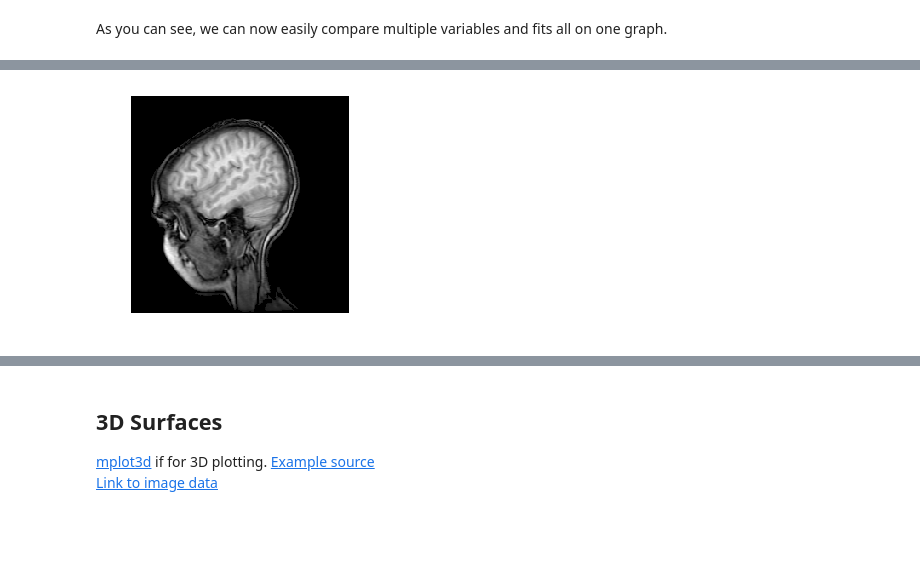
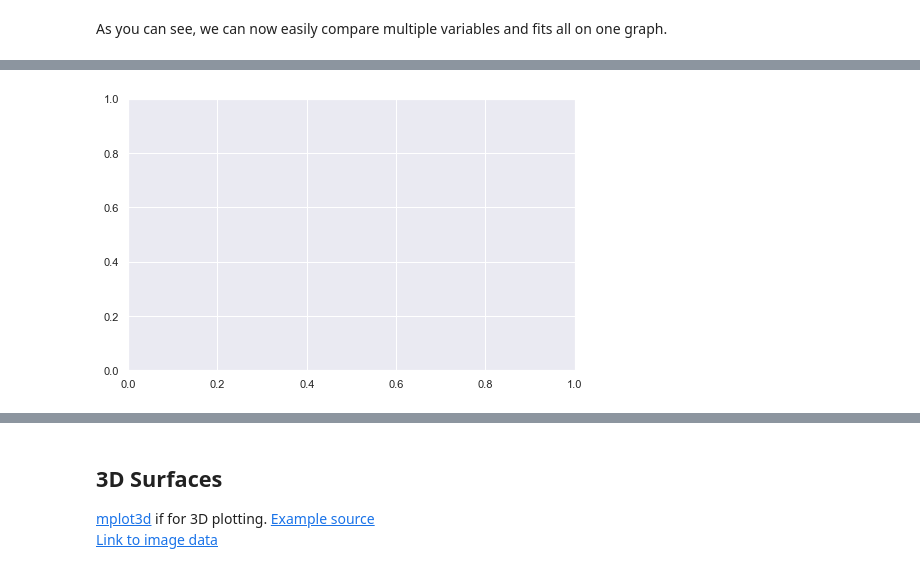
Before and after one commit to nuitrcs/pythonvisualization, a Jupyter notebook: plotting.ipynb, the cells around one changed output, grey strips where cells are left out. Cells and saved outputs as stored; diff of their text form; code cells hidden in the pictures; blank space fills up the shorter version.

```diff
--- a/plotting.ipynb
+++ b/plotting.ipynb
@@ -53,7 +53,7 @@ import matplotlib.pyplot as plt
 import datetime as dt
 import matplotlib.dates as dates
 
-# Seaborn:
+# seaborn
 import seaborn as sns
 
 # Options for jupyter notebooks
@@ -62,7 +62,7 @@ import seaborn as sns
 # Usually we don't need the next line, but we'll set a standard size for all our plots.
 # Make sure to run this line after the %matplotlib inline line
 import matplotlib
-matplotlib.rcParams['figure.figsize'] = (15, 8)
+matplotlib.rcParams['figure.figsize'] = (8, 5)
 # %% [markdown]
 Seaborn used to not be part of the Anaconda distribution, so if the above cell errors you'll need to install it.  Copy the command below into a new cell and run it (only the first time you need to use it):
 
@@ -584,0 +612,7 @@ with plt.rc_context({'figure.figsize' : (10.0, 6.5)}):  # Locally set options fo
+# %%
+iris_data = sns.load_dataset('iris')
+with plt.rc_context({'figure.figsize' : (10.0, 6.5)}):  # Locally set options for just one figure:
+    # Make sure to put the sns.set and sns.set_style under the local context otherwise it will affect the whole notebook
+    sns.set('poster')
+    sns.set_style('dark')
+    ax = sns.violinplot(x="species", y="sepal_length", data=iris_data, palette="Set3", cut=0)
@@ -1161,5 +1484,18 @@ import cv2 as cv
 # %%
-# Might be necessary if the cookbook symlink is broken. /shrug_emoji
+# Might be necessary if the cookbook symlink is broken. Need to download image.
 import os
 home = os.path.expanduser('~')
-dfile = cbook.get_sample_data(home+'/Downloads/s1045.ima.gz')
+dfile = cbook.get_sample_data(home+'\Downloads\s1045.ima.gz')
+
+matplotlib.rcParams['figure.figsize'] = (10, 8)
+fig, ax = plt.subplots(num="MRI_demo")
+
+# Data are 256x256 16 bit integers
+#dfile = cbook.get_sample_data('s1045.ima.gz')
+im = np.frombuffer(dfile.read(), np.uint16).astype(float)
+#im = dfile.astype(float)
+im.shape = (256, 256)
+dfile.close()
+
+ax.imshow(im, cmap=cm.gray)
+ax.axis('off');
@@ -1166,8 +1504,10 @@ dfile = cbook.get_sample_data(home+'/Downloads/s1045.ima.gz')
 # %%
+'''
+matplotlib.rcParams['figure.figsize'] = (8, 5)
 fig, ax = plt.subplots(num="MRI_demo")
 
 # Data are 256x256 16 bit integers
-#dfile = cbook.get_sample_data('s1045.ima.gz')
+dfile = cbook.get_sample_data('s1045.ima.gz')
 im = np.frombuffer(dfile.read(), np.uint16).astype(float)
 #im = dfile.astype(float)
 im.shape = (256, 256)
@@ -1175,4 +1515,5 @@ dfile.close()
 
 ax.imshow(im, cmap=cm.gray)
 ax.axis('off');
+'''
 # %% [output]
@@ -1179,4 +1521,4 @@ ax.axis('off');
-[figure, old version]
+[figure, new version]
 # %%
 fig, ax = plt.subplots(num="MRI_demo")
 ax.imshow(im, cmap=cm.viridis)
```
Also changed, not shown: parts of 123 cells of this notebook.
